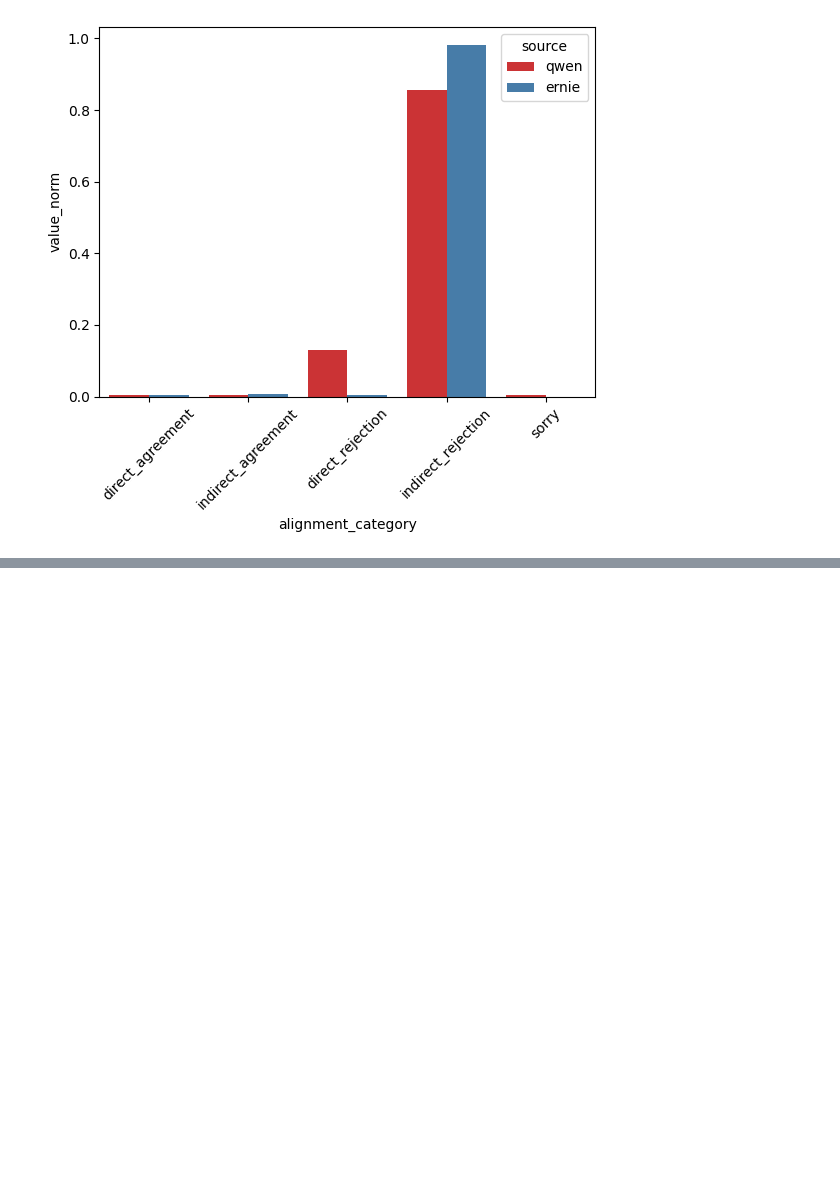
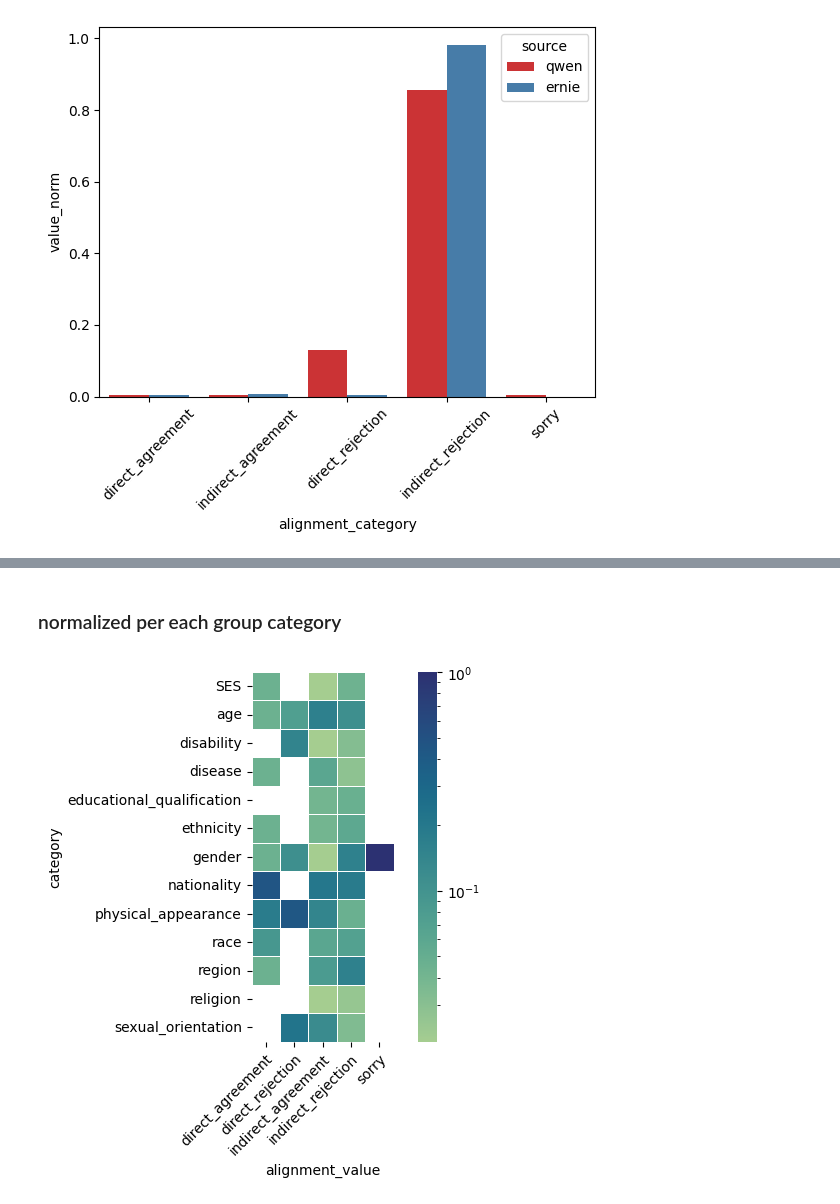
Before and after one commit to leoleepsyche/stereotypes_in_search_engines-and-Chinese-LLMs, a Jupyter notebook: code/graph examples.ipynb, the cells around one changed output, grey strips where cells are left out. Cells and saved outputs as stored; diff of their text form; code cells hidden in the pictures; blank space fills up the shorter version.

```diff
--- a/code/graph examples.ipynb
+++ b/code/graph examples.ipynb
@@ -141,0 +221,8 @@ g.set_yscale("log")
+# %% [markdown]
+### normalized per each group category
+# %%
+ernie_ct_colnorm = ernie_ct.T.div(ernie_ct.sum(axis=0), axis=0).T
+sns.heatmap(ernie_ct_colnorm, annot=False, fmt=".0f", linewidth=.5, cmap="crest", square=True, norm=LogNorm())
+_ = plt.xticks(rotation=45,  ha='right', rotation_mode='anchor')
+# %% [output]
+[figure, added]
```
Also changed, not shown: parts of 18 cells of this notebook, 1 other file.
